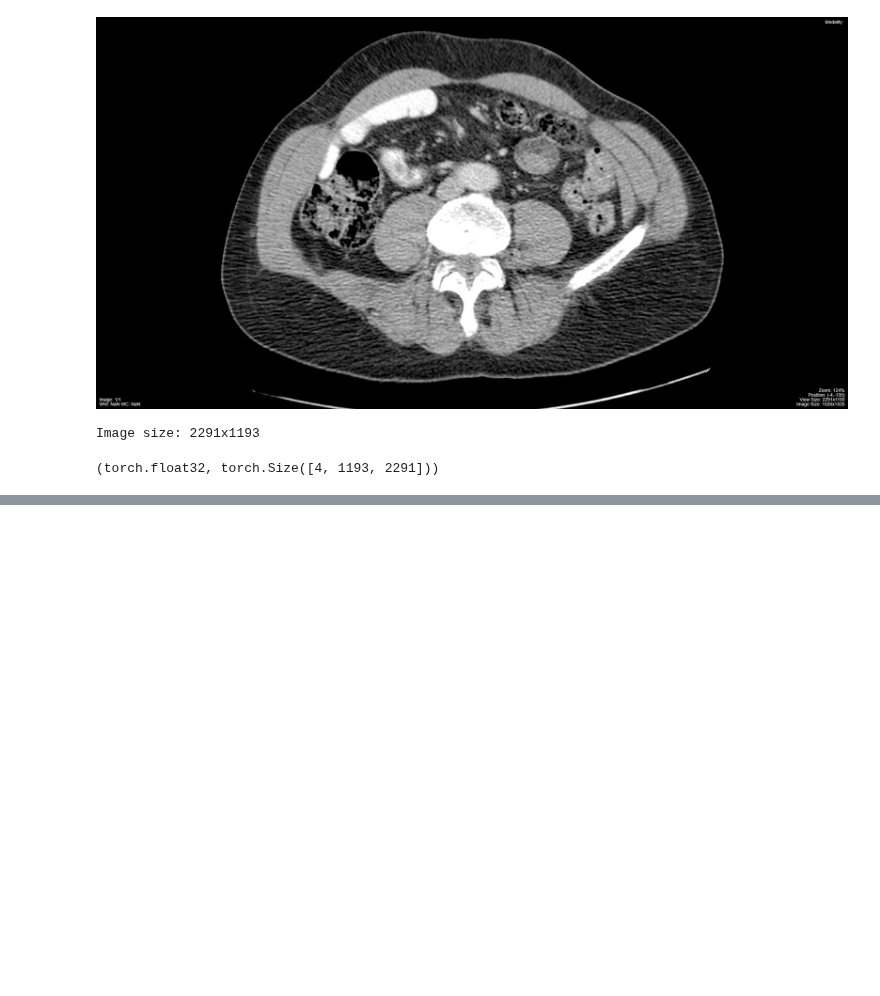
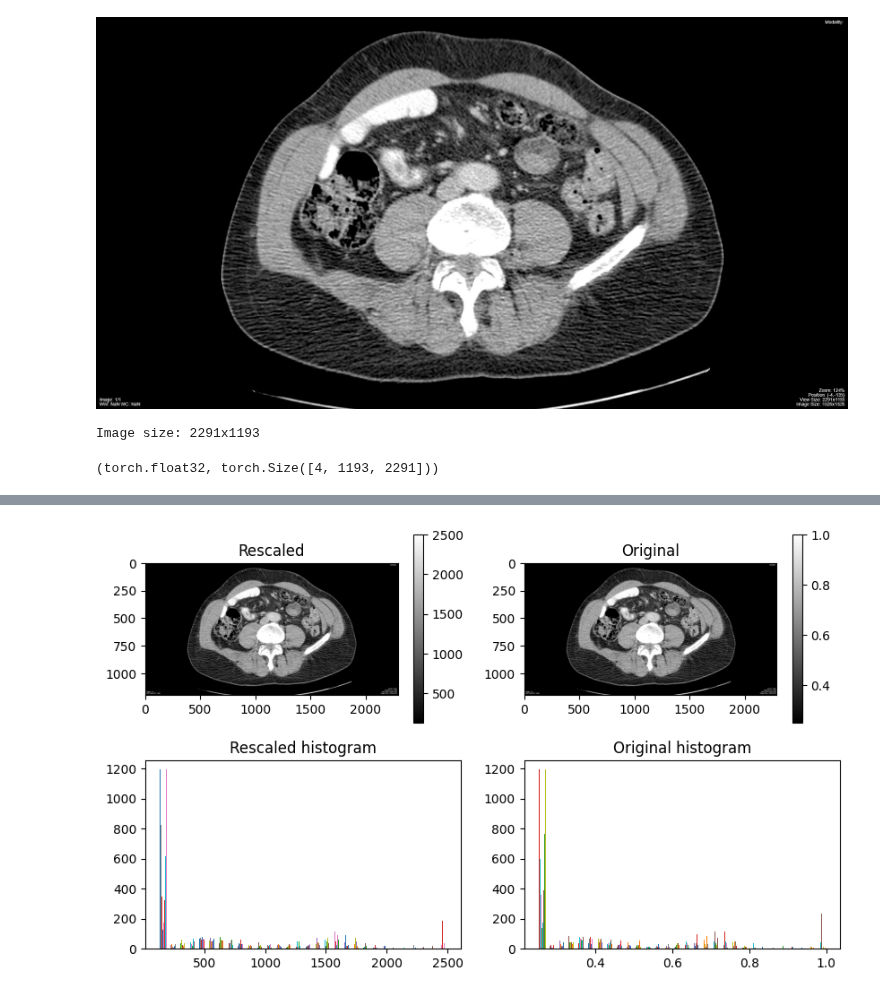
Before and after one commit to Shomtally/Pytorch-exercises, a Jupyter notebook: imaging-exercises/Basic_Imaging_Manips.ipynb, the cells around one changed output, grey strips where cells are left out. Cells and saved outputs as stored; diff of their text form; code cells hidden in the pictures; blank space fills up the shorter version.

```diff
--- a/imaging-exercises/Basic_Imaging_Manips.ipynb
+++ b/imaging-exercises/Basic_Imaging_Manips.ipynb
@@ -42,0 +88,24 @@ tensor_img.dtype, tensor_img.shape
+# %%
+# Find the min-max intensity of the image
+min_val = numpy_img.min()
+max_val = numpy_img.max()
+f1, f2 = min_val, max_val
+new_max, new_min = 2500, 125
+img_rescaled = (numpy_img - f1) * (new_max - new_min)/(f2 - f1) + new_min
+
+fig, ax = plt.subplots(2,2,figsize = (10, 6))
+ax[0,0].imshow(img_rescaled, cmap = "gray")
+fig.colorbar(ax[0,0].imshow(img_rescaled, cmap = "gray"), ax = ax[0,0])
+ax[0,0].title.set_text("Rescaled")
+
+ax[0,1].imshow(numpy_img, cmap = "gray")
+fig.colorbar(ax[0,1].imshow(numpy_img, cmap = "gray"), ax = ax[0,1])
+ax[0,1].title.set_text("Original")
+
+ax[1,0].hist(img_rescaled, bins = 30, range = (new_min, new_max))
+ax[1,0].title.set_text("Rescaled histogram")
+
+ax[1,1].hist(numpy_img, bins = 30, range = (f1, f2))
+ax[1,1].title.set_text("Original histogram")
+# %% [output]
+[figure, added]
```
Also changed, not shown: parts of 5 cells of this notebook.
